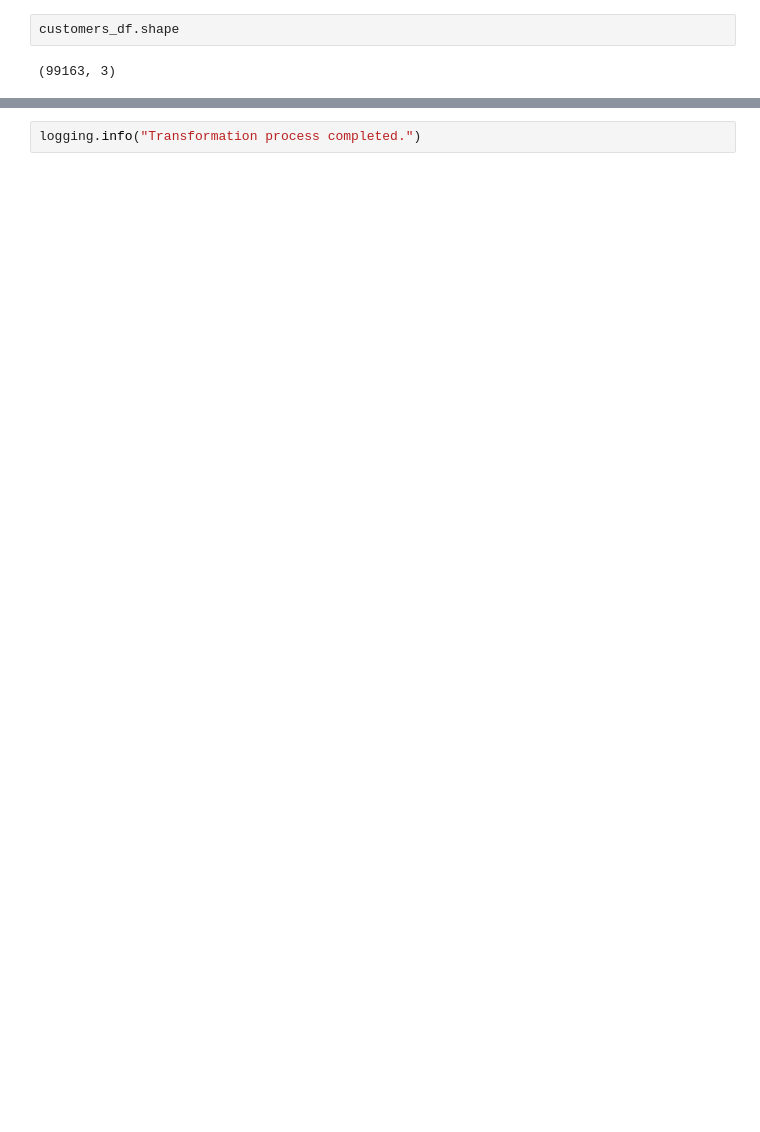
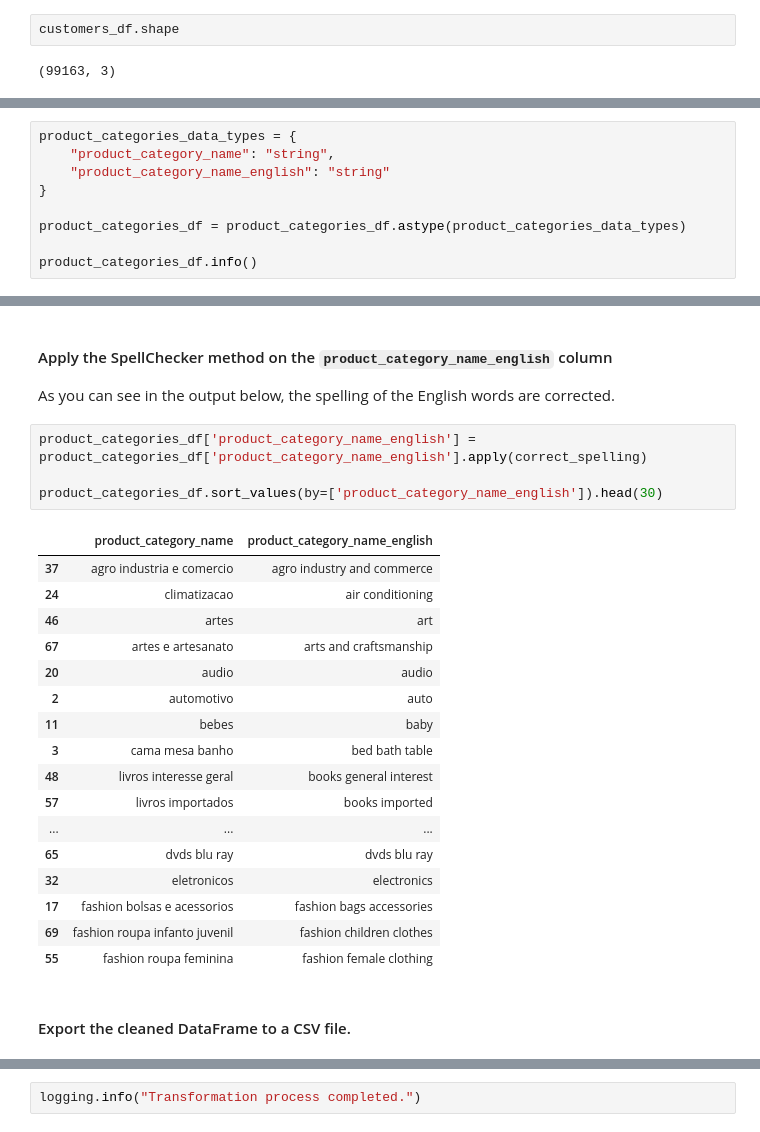
Before and after one commit to syafaatsaat/omni_oracle, a Jupyter notebook: final_project/notebooks/etl_pipeline.ipynb, the cells around one changed output, grey strips where cells are left out. Cells and saved outputs as stored; diff of their text form; blank space fills up the shorter version.

Commit message:
Added documentation to notebook and completed ETL pipeline
What's left is some final checks, error handling and maybe more documentation.

```diff
--- a/final_project/notebooks/etl_pipeline.ipynb
+++ b/final_project/notebooks/etl_pipeline.ipynb
@@ -734,0 +868,9 @@ order_payments_df.head(10)
+# %%
+product_categories_data_types = {
+    "product_category_name": "string",
+    "product_category_name_english": "string"
+}
+
+product_categories_df = product_categories_df.astype(product_categories_data_types)
+
+product_categories_df.info()
@@ -734,0 +920,28 @@ order_payments_df.head(10)
+# %% [markdown]
+#### Apply the SpellChecker method on the `product_category_name_english` column
+
+As you can see in the output below, the spelling of the English words are corrected.
+# %%
+product_categories_df['product_category_name_english'] = product_categories_df['product_category_name_english'].apply(correct_spelling)
+
+product_categories_df.sort_values(by=['product_category_name_english']).head(30)
+# %% [output]
+|  | product_category_name | product_category_name_english |
+| 37 | agro industria e comercio | agro industry and commerce |
+| 24 | climatizacao | air conditioning |
+| 46 | artes | art |
+| 67 | artes e artesanato | arts and craftsmanship |
+| 20 | audio | audio |
+| 2 | automotivo | auto |
+| 11 | bebes | baby |
+| 3 | cama mesa banho | bed bath table |
+| 48 | livros interesse geral | books general interest |
+| 57 | livros importados | books imported |
+| ... | ... | ... |
+| 65 | dvds blu ray | dvds blu ray |
+| 32 | eletronicos | electronics |
+| 17 | fashion bolsas e acessorios | fashion bags accessories |
+| 69 | fashion roupa infanto juvenil | fashion children clothes |
+| 55 | fashion roupa feminina | fashion female clothing |
+# %% [markdown]
+#### Export the cleaned DataFrame to a CSV file.
```
Also changed, not shown: parts of 215 cells of this notebook, 3 other files.
